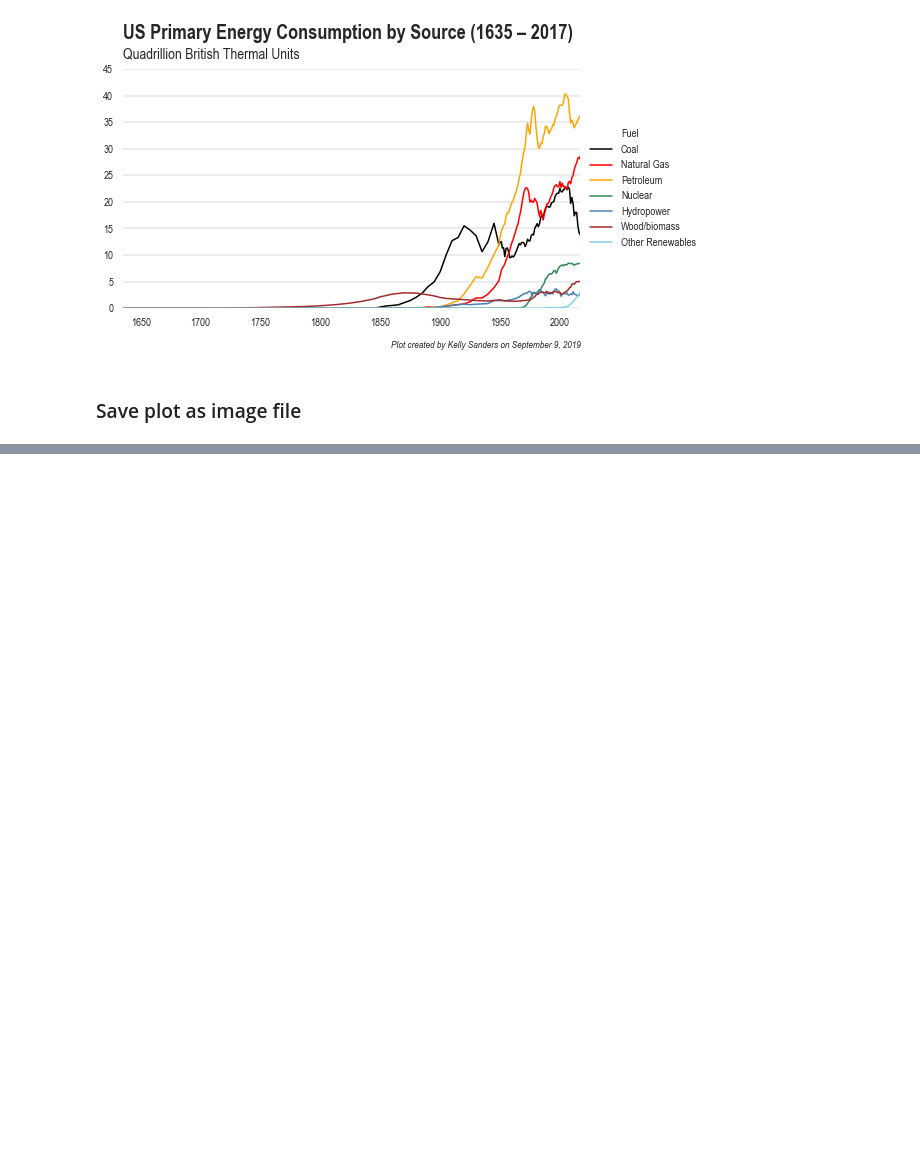
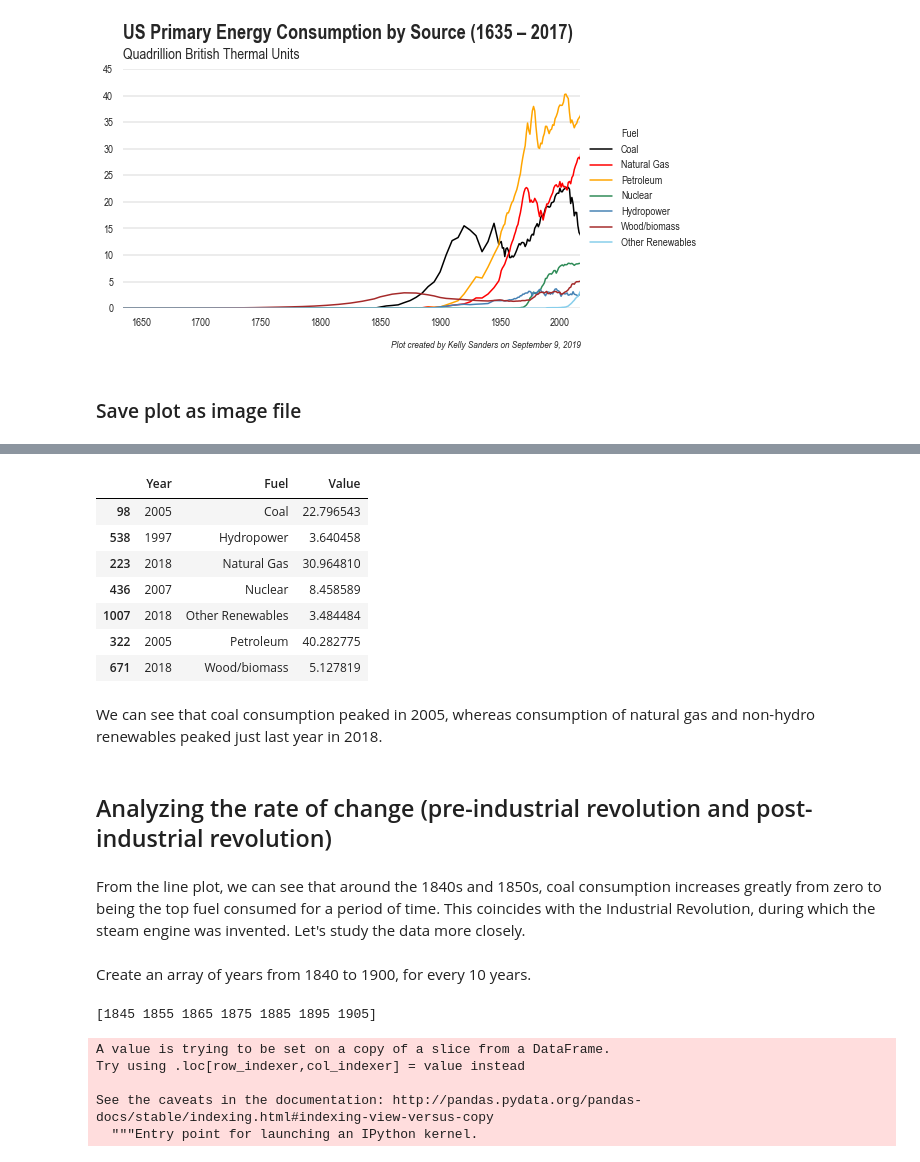
Before and after one commit to S3researchUSC/ene215-fall2019, a Jupyter notebook: 01/python/01_energy-transitions.ipynb, the cells around one changed output, grey strips where cells are left out. Drawn from its saved outputs; the diff is of its cells as text; code cells hidden in the pictures; blank space fills up the shorter version.

```diff
--- a/01/python/01_energy-transitions.ipynb
+++ b/01/python/01_energy-transitions.ipynb
@@ -263,0 +302,17 @@ fig.savefig("Figure_Fuel-Consumption-by-Source_KTSanders.png", dpi = 600, bbox_i
+# %%
+df_fuels.loc[df_fuels.groupby(['Fuel'])['Value'].idxmax()]
+# %% [output]
+|  | Year | Fuel | Value |
+| 98 | 2005 | Coal | 22.796543 |
+| 538 | 1997 | Hydropower | 3.640458 |
+| 223 | 2018 | Natural Gas | 30.964810 |
+| 436 | 2007 | Nuclear | 8.458589 |
+| 1007 | 2018 | Other Renewables | 3.484484 |
+| 322 | 2005 | Petroleum | 40.282775 |
+| 671 | 2018 | Wood/biomass | 5.127819 |
+# %% [markdown]
+We can see that coal consumption peaked in 2005, whereas consumption of natural gas and non-hydro renewables peaked just last year in 2018.
+# %% [markdown]
+## Analyzing the rate of change (pre-industrial revolution and post-industrial revolution)
+# %% [markdown]
+From the line plot, we can see that around the 1840s and 1850s, coal consumption increases greatly from zero to being the top fuel consumed for a period of time. This coincides with the Industrial Revolution, during which the steam engine was invented. Let's study the data more closely.
@@ -263,0 +322,7 @@ fig.savefig("Figure_Fuel-Consumption-by-Source_KTSanders.png", dpi = 600, bbox_i
+# %% [markdown]
+Create an array of years from 1840 to 1900, for every 10 years.
+# %%
+years = np.arange(1845,1906,10)
+print(years)
+# %% [output]
+[1845 1855 1865 1875 1885 1895 1905]
@@ -263,0 +331,8 @@ fig.savefig("Figure_Fuel-Consumption-by-Source_KTSanders.png", dpi = 600, bbox_i
+# %%
+df_rev['span'] = (df_rev['Year']-10).map(str) + '-' + (df_rev['Year']).map(str)
+# %% [output]
+A value is trying to be set on a copy of a slice from a DataFrame.
+Try using .loc[row_indexer,col_indexer] = value instead
+
+See the caveats in the documentation: http://pandas.pydata.org/pandas-docs/stable/indexing.html#indexing-view-versus-copy
+  """Entry point for launching an IPython kernel.
```
Also changed, not shown: parts of 20 cells of this notebook, 1 other file.
